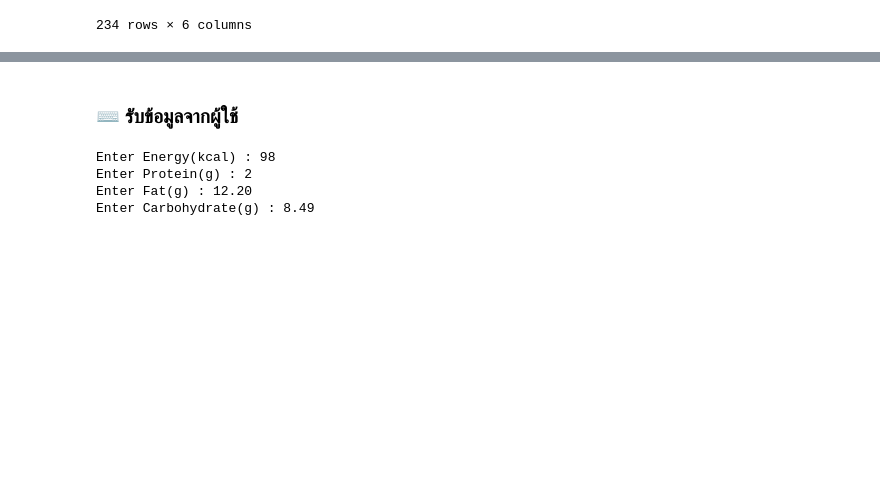
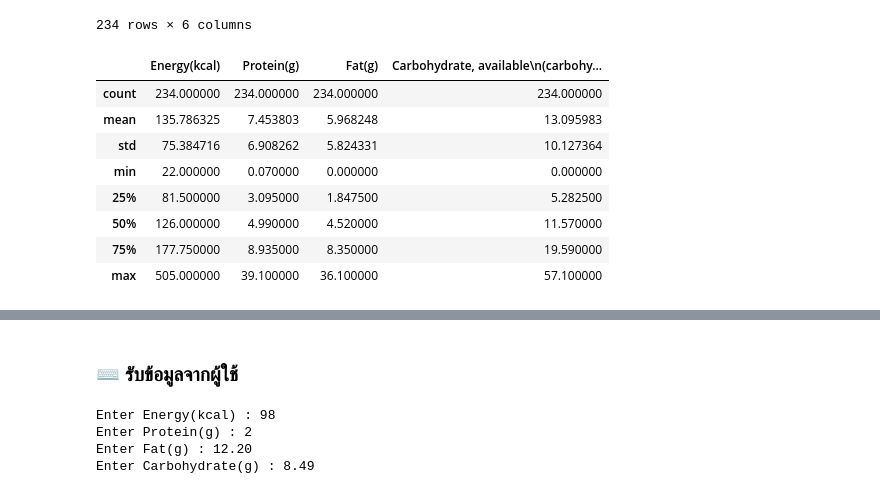
Before and after one commit to UnixVextor/RECOMMENDATION-FOOD, a Jupyter notebook: RecommendationFood.ipynb, the cells around one changed output, grey strips where cells are left out. Drawn from its saved outputs; the diff is of its cells as text; code cells hidden in the pictures; blank space fills up the shorter version.

```diff
--- a/RecommendationFood.ipynb
+++ b/RecommendationFood.ipynb
@@ -81,6 +81,18 @@ Filter_df
 | 232 | หมูย่าง, อาหารเจ | Vegetarian, roasted pork | 231 | 19.90 | 12.20 | 10.32 |
 | 233 | หมูสามชั้น, อาหารเจ | Vegetarian, streaky pork | 98 | 2.01 | 3.41 | 14.92 |
 234 rows × 6 columns
+# %%
+Filter_df.describe()
+# %% [output]
+|  | Energy(kcal) | Protein(g) | Fat(g) | Carbohydrate, available\n(carbohy... |
+| count | 234.000000 | 234.000000 | 234.000000 | 234.000000 |
+| mean | 135.786325 | 7.453803 | 5.968248 | 13.095983 |
+| std | 75.384716 | 6.908262 | 5.824331 | 10.127364 |
+| min | 22.000000 | 0.070000 | 0.000000 | 0.000000 |
+| 25% | 81.500000 | 3.095000 | 1.847500 | 5.282500 |
+| 50% | 126.000000 | 4.990000 | 4.520000 | 11.570000 |
+| 75% | 177.750000 | 8.935000 | 8.350000 | 19.590000 |
+| max | 505.000000 | 39.100000 | 36.100000 | 57.100000 |
 # %% [markdown]
 ## Cosine Similarity
 **Cosine similarity** หรือ ความคล้ายคลึงโคไซน์ ค่าจะขึ้นอยู่กับมุมที่เวกเตอร์ 2 เวกเตอร์กระทำต่อกัน
```
